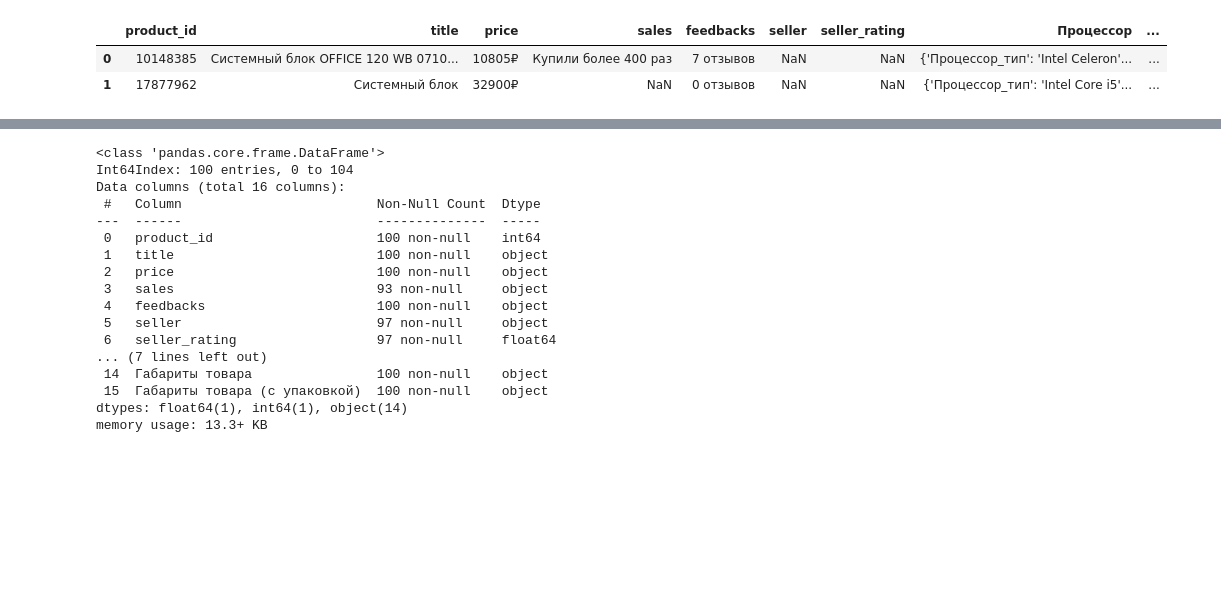
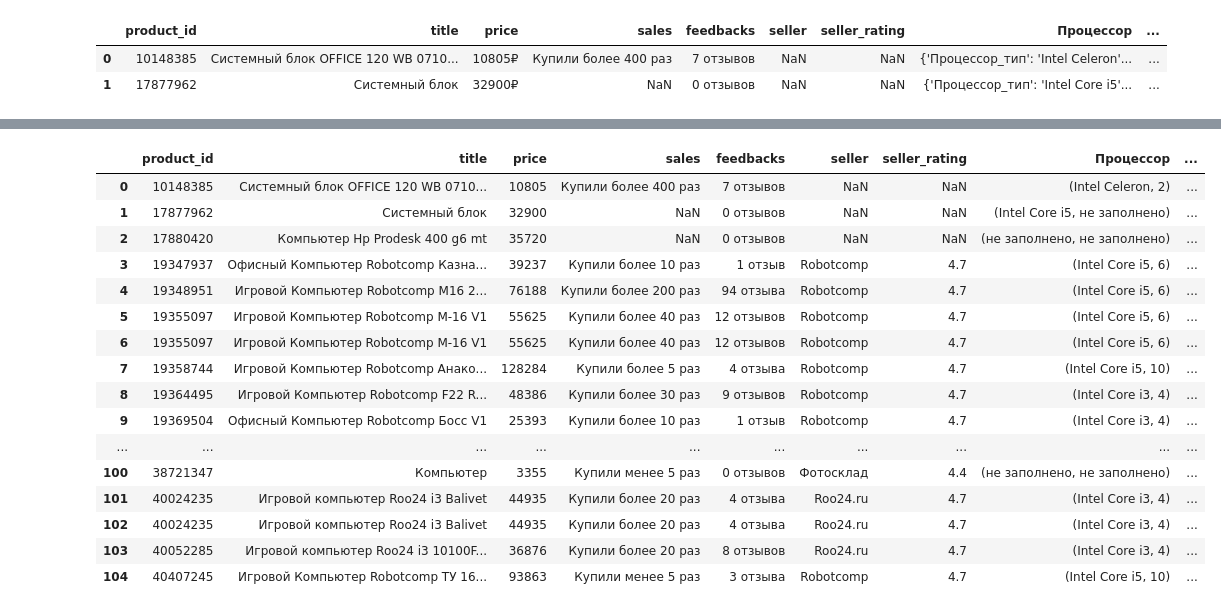
Before and after one commit to EZSib/data_-analytics2023, a Jupyter notebook: practice_clear.ipynb, the cells around one changed output, grey strips where cells are left out. Cells and saved outputs as stored; diff of their text form; code cells hidden in the pictures; blank space fills up the shorter version.

```diff
--- a/practice_clear.ipynb
+++ b/practice_clear.ipynb
@@ -397,4 +397,8 @@ clean_data.head(2)
 test = clean_data.head(100)
 # %%
 def price_clear(col):
-  (col )
+  return int(col[:-1])
+# %%
+def proc_clear(col):
+  col = eval(col)
+  return col.values()
@@ -401,2 +407,4 @@ def price_clear(col):
 # %%
 test['price'] = test['price'].apply(price_clear)
+# %%
+test['Процессор'] = test['Процессор'].apply(proc_clear)
@@ -403,23 +440,23 @@ test['price'] = test['price'].apply(price_clear)
 # %%
-test.info()
+test
 # %% [output]
-<class 'pandas.core.frame.DataFrame'>
-Int64Index: 100 entries, 0 to 104
-Data columns (total 16 columns):
- #   Column                         Non-Null Count  Dtype
----  ------                         --------------  -----
- 0   product_id                     100 non-null    int64
- 1   title                          100 non-null    object
- 2   price                          100 non-null    object
- 3   sales                          93 non-null     object
- 4   feedbacks                      100 non-null    object
- 5   seller                         97 non-null     object
- 6   seller_rating                  97 non-null     float64
-... (7 lines left out)
- 14  Габариты товара                100 non-null    object
- 15  Габариты товара (с упаковкой)  100 non-null    object
-dtypes: float64(1), int64(1), object(14)
-memory usage: 13.3+ KB
+|  | product_id | title | price | sales | feedbacks | seller | seller_rating | Процессор | ... |
+| 0 | 10148385 | Системный блок OFFICE 120 WB 0710... | 10805 | Купили более 400 раз | 7 отзывов | NaN | NaN | (Intel Celeron, 2) | ... |
+| 1 | 17877962 | Системный блок | 32900 | NaN | 0 отзывов | NaN | NaN | (Intel Core i5, не заполнено) | ... |
+| 2 | 17880420 | Компьютер Hp Prodesk 400 g6 mt | 35720 | NaN | 0 отзывов | NaN | NaN | (не заполнено, не заполнено) | ... |
+| 3 | 19347937 | Офисный Компьютер Robotcomp Казна... | 39237 | Купили более 10 раз | 1 отзыв | Robotcomp | 4.7 | (Intel Core i5, 6) | ... |
+| 4 | 19348951 | Игровой Компьютер Robotcomp М16 2... | 76188 | Купили более 200 раз | 94 отзыва | Robotcomp | 4.7 | (Intel Core i5, 6) | ... |
+| 5 | 19355097 | Игровой Компьютер Robotcomp M-16 V1 | 55625 | Купили более 40 раз | 12 отзывов | Robotcomp | 4.7 | (Intel Core i5, 6) | ... |
+| 6 | 19355097 | Игровой Компьютер Robotcomp M-16 V1 | 55625 | Купили более 40 раз | 12 отзывов | Robotcomp | 4.7 | (Intel Core i5, 6) | ... |
+| 7 | 19358744 | Игровой Компьютер Robotcomp Анако... | 128284 | Купили более 5 раз | 4 отзыва | Robotcomp | 4.7 | (Intel Core i5, 10) | ... |
+| 8 | 19364495 | Игровой Компьютер Robotcomp F22 R... | 48386 | Купили более 30 раз | 9 отзывов | Robotcomp | 4.7 | (Intel Core i3, 4) | ... |
+| 9 | 19369504 | Офисный Компьютер Robotcomp Босс V1 | 25393 | Купили более 10 раз | 1 отзыв | Robotcomp | 4.7 | (Intel Core i3, 4) | ... |
+| ... | ... | ... | ... | ... | ... | ... | ... | ... | ... |
+| 100 | 38721347 | Компьютер | 3355 | Купили менее 5 раз | 0 отзывов | Фотосклад | 4.4 | (не заполнено, не заполнено) | ... |
+| 101 | 40024235 | Игровой компьютер Roo24 i3 Balivet | 44935 | Купили более 20 раз | 4 отзыва | Roo24.ru | 4.7 | (Intel Core i3, 4) | ... |
+| 102 | 40024235 | Игровой компьютер Roo24 i3 Balivet | 44935 | Купили более 20 раз | 4 отзыва | Roo24.ru | 4.7 | (Intel Core i3, 4) | ... |
+| 103 | 40052285 | Игровой компьютер Roo24 i3 10100F... | 36876 | Купили более 20 раз | 8 отзывов | Roo24.ru | 4.7 | (Intel Core i3, 4) | ... |
+| 104 | 40407245 | Игровой Компьютер Robotcomp ТУ 16... | 93863 | Купили менее 5 раз | 3 отзыва | Robotcomp | 4.7 | (Intel Core i5, 10) | ... |
 # %%
 my_data = pd.DataFrame()
 # %%
```
Also changed, not shown: parts of 5 cells of this notebook.
